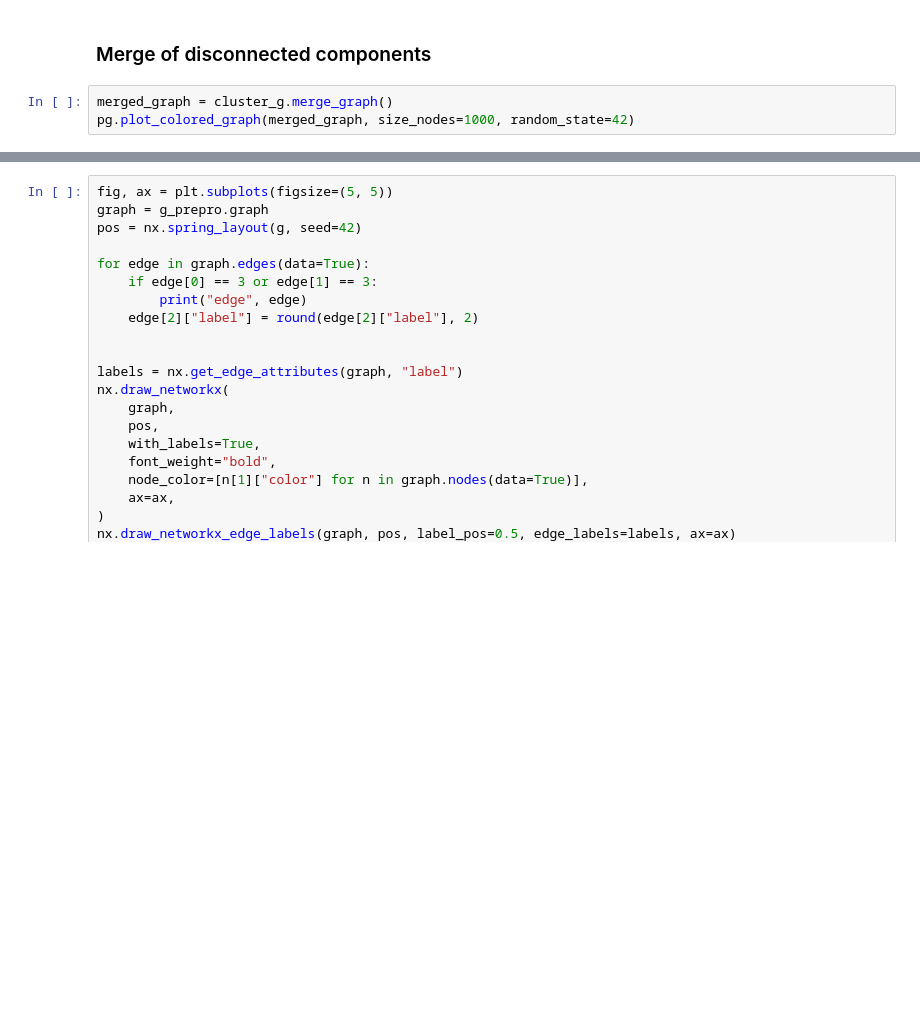
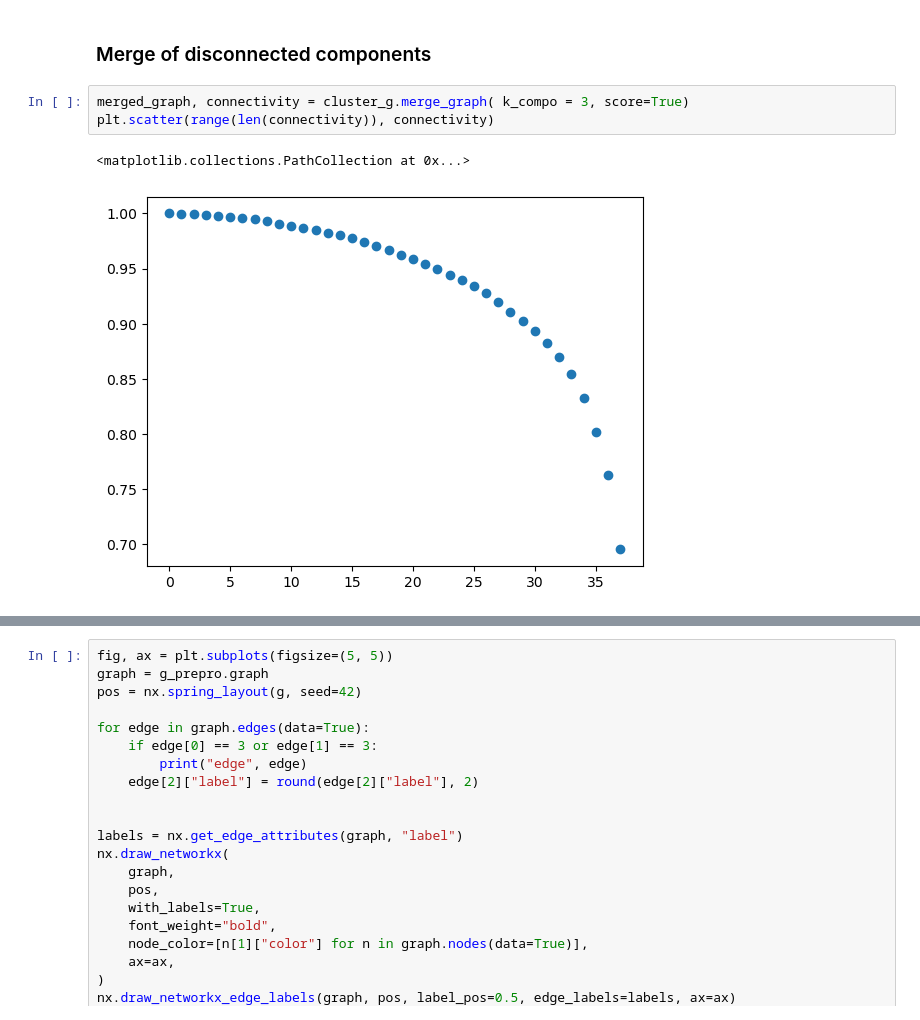
Before and after one commit to dioscuri-tda/ClusterGraph, a Jupyter notebook: examples/Concentric_circles.ipynb, the cells around one changed output, grey strips where cells are left out. Drawn from its saved outputs; the diff is of its cells as text; blank space fills up the shorter version.

Commit message:
Merge fixed

```diff
--- a/examples/Concentric_circles.ipynb
+++ b/examples/Concentric_circles.ipynb
@@ -109,5 +107,8 @@ pg.plot_colored_graph(metric_distortion_graph, size_nodes=1000, random_state=42)
 # %% [markdown]
 ### Merge of disconnected components
 # %%
-merged_graph = cluster_g.merge_graph()
-pg.plot_colored_graph(merged_graph, size_nodes=1000, random_state=42)
+merged_graph, connectivity = cluster_g.merge_graph( k_compo = 3, score=True)
+plt.scatter(range(len(connectivity)), connectivity)
+# %% [output]
+<matplotlib.collections.PathCollection at 0x...>
+[figure, added]
```
Also changed, not shown: parts of 10 cells of this notebook, 2 other files.
